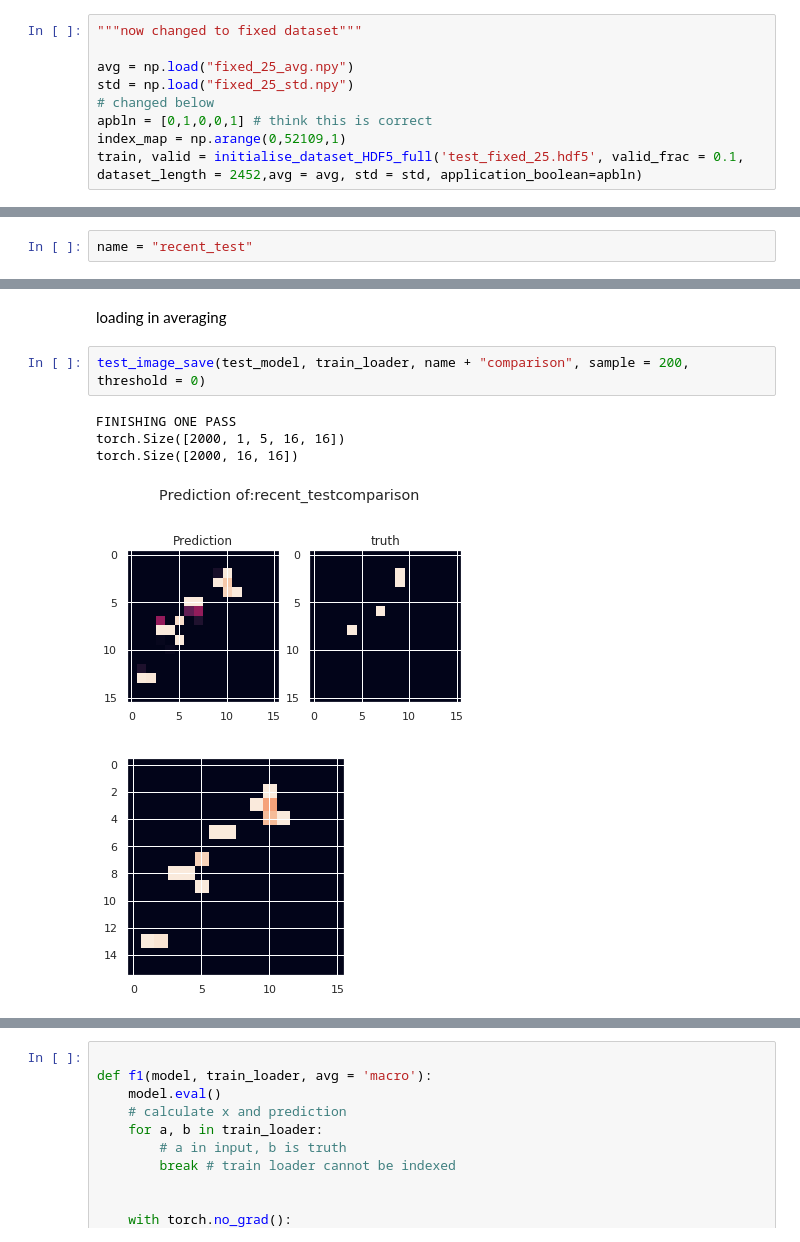
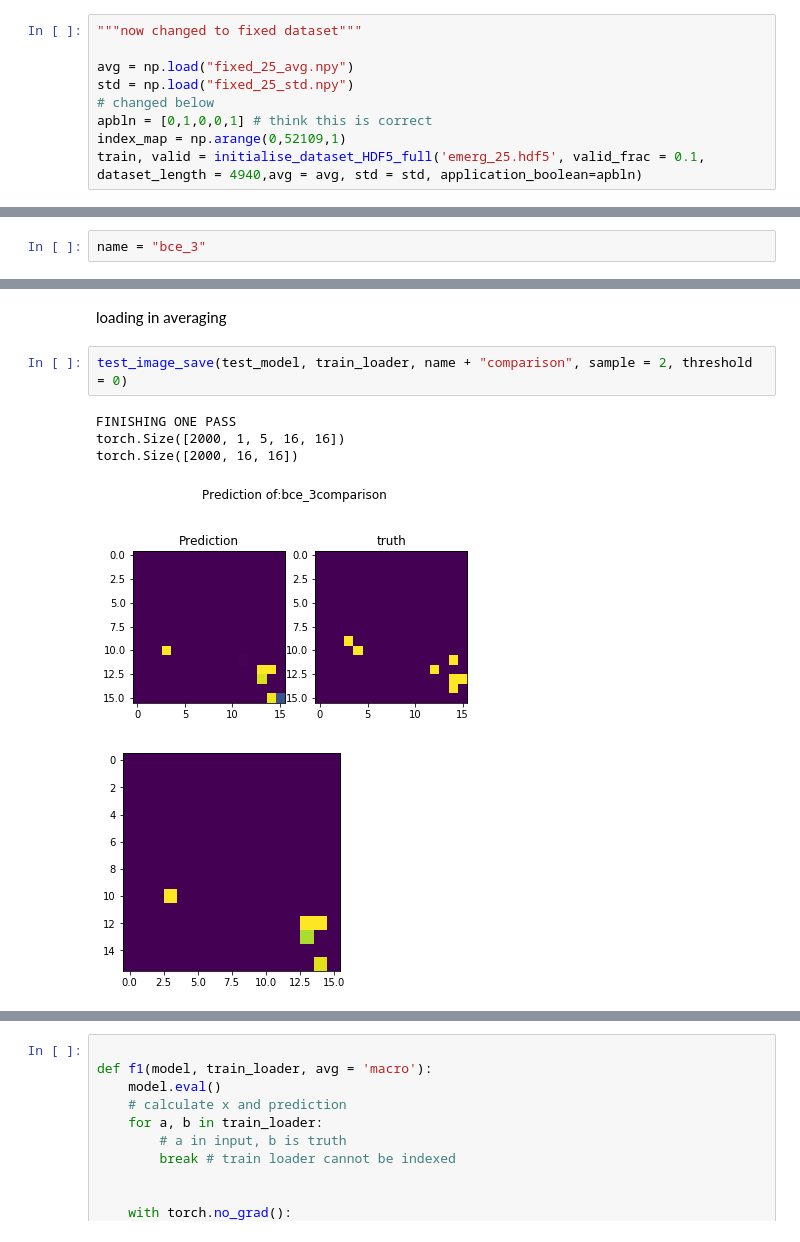
Before and after one commit to Garethlomax/acse-9-independent-research-project-Garethlomax, a Jupyter notebook: Model_testing.ipynb, the cells around one changed output, grey strips where cells are left out. Cells and saved outputs as stored; diff of their text form.

```diff
--- a/Model_testing.ipynb
+++ b/Model_testing.ipynb
@@ -1159,14 +1159,14 @@ std = np.load("fixed_25_std.npy")
 # changed below
 apbln = [0,1,0,0,1] # think this is correct
 index_map = np.arange(0,52109,1)
-train, valid = initialise_dataset_HDF5_full('test_fixed_25.hdf5', valid_frac = 0.1, dataset_length = 2452,avg = avg, std = std, application_boolean=apbln)
+train, valid = initialise_dataset_HDF5_full('emerg_25.hdf5', valid_frac = 0.1, dataset_length = 4940,avg = avg, std = std, application_boolean=apbln)
 # %% [output]
 /content/drive/My Drive/masters_project/data
 /content/drive/My Drive/masters_project/data
 # %%
 train_loader = DataLoader(train, batch_size = 2000, shuffle = False) # implement moving MNIST data input
 # %%
-name = "recent_test"
+name = "bce_3"
 # %%
 test_model = nn.DataParallel(LSTMencdec_onestep(structure, 5, kernel_size = 3)).to(device) # added data parrallel
 
@@ -1203,10 +1203,10 @@ DataParallel(
 # %% [markdown]
 loading in averaging
 # %%
-test_image_save(test_model, train_loader, name + "comparison", sample = 200, threshold = 0)
+test_image_save(test_model, train_loader, name + "comparison", sample = 2, threshold = 0)
 # %% [output]
 FINISHING ONE PASS
 torch.Size([2000, 1, 5, 16, 16])
 torch.Size([2000, 16, 16])
-[figure, old version]
+[figure, new version]
-[figure, old version]
+[figure, new version]
```
Also changed, not shown: parts of 14 cells of this notebook.
